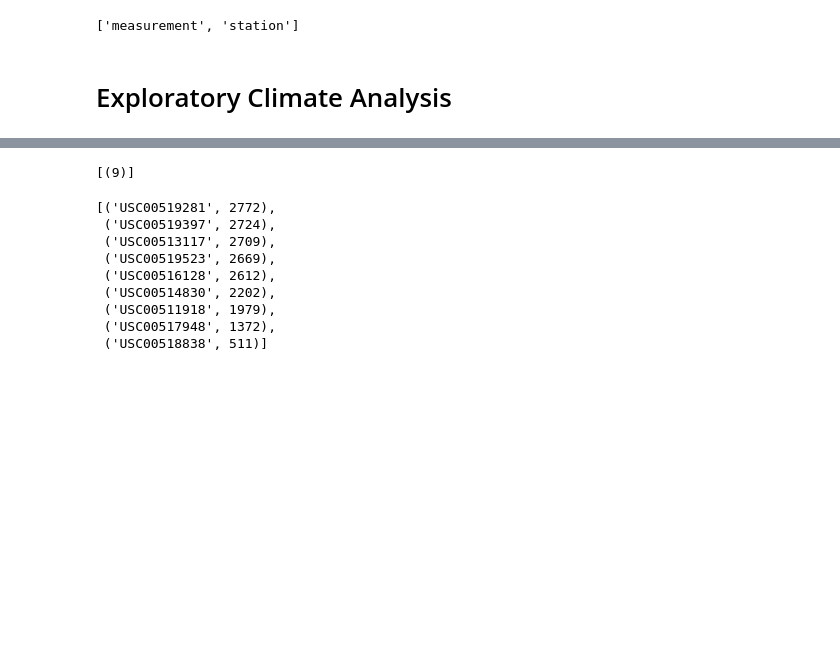
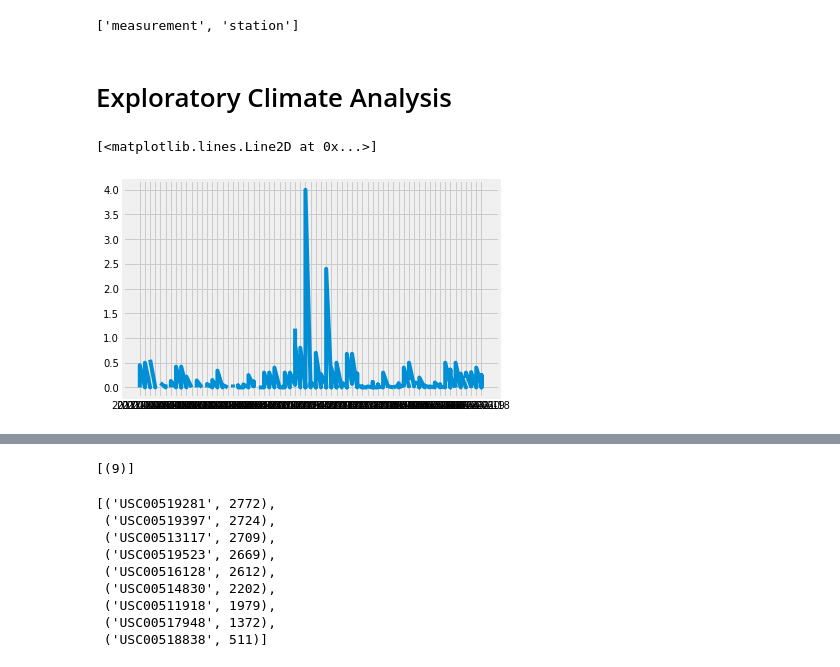
Before and after one commit to meppps/sqlalchemy-challenge, a Jupyter notebook: climate_starter.ipynb, the cells around one changed output, grey strips where cells are left out. Cells and saved outputs as stored; diff of their text form; code cells hidden in the pictures; blank space fills up the shorter version.

```diff
--- a/climate_starter.ipynb
+++ b/climate_starter.ipynb
@@ -40,12 +42,43 @@ session = Session(engine)
 # %%
 # Design a query to retrieve the last 12 months of precipitation data and plot the results
 
+# class Measurement(Base):
+#     __tablename__ = 'measurement'
+#     id = Column(Integer,primary_key=True)
+#     station = Column(String)
+#     date = Column(String)
+#     prcp = Column(Float)
+#     tobs = Column(Float)
+
+measurements = session.query(Measurement).filter()
+
+# for m in measurements:
+#     print("-"*12)
+#     print(f"date: {m.date}")
+#     print(f"station: {m.station}")
+#     print(f"precipitation: {m.prcp}")
+date = []
+prcp = []
+
+prcpQuery = engine.execute("SELECT date,prcp FROM measurement ORDER BY date DESC LIMIT 365")
+
+for p in prcpQuery:
+    date.append(p['date'])
+    prcp.append(p['prcp'])
+
 # Calculate the date 1 year ago from the last data point in the database
+
 
 # Perform a query to retrieve the data and precipitation scores
 
 # Save the query results as a Pandas DataFrame and set the index to the date column
+df = pd.DataFrame({"date":date,"prcp":prcp})
 
 # Sort the dataframe by date
 
+
 # Use Pandas Plotting with Matplotlib to plot the data
+plt.plot(df['date'],df['prcp'])
+# %% [output]
+[<matplotlib.lines.Line2D at 0x...>]
+[figure, added]
```
Also changed, not shown: parts of 3 cells of this notebook.
